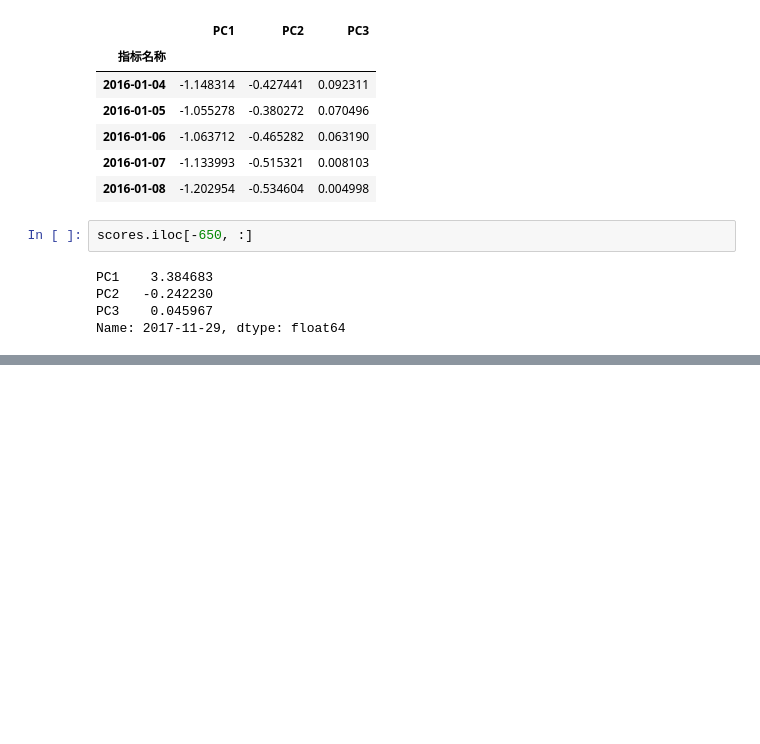
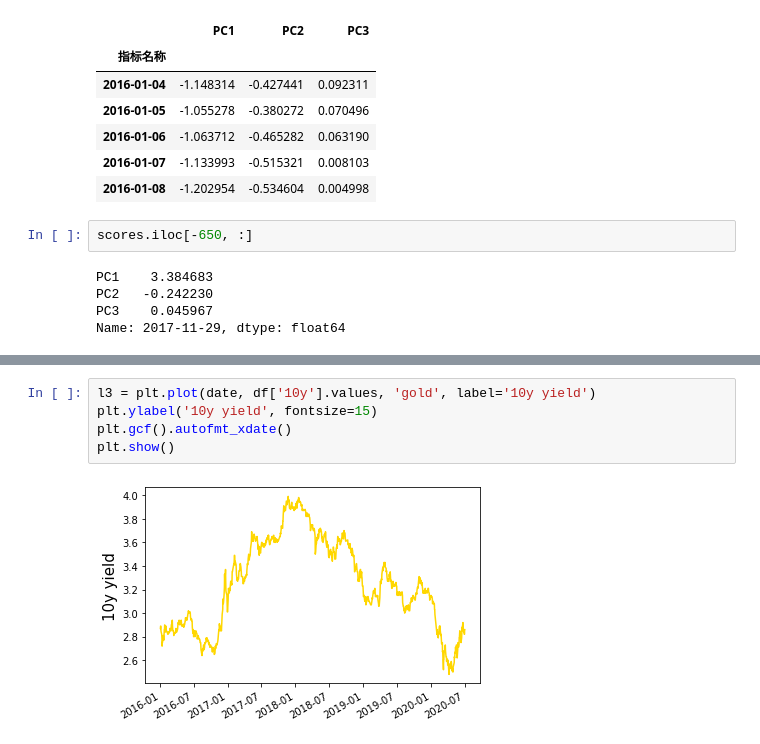
Before and after one commit to KyleMFE/PCA, a Jupyter notebook: PCA's_Applications_in_Curve_Yield_Structure .ipynb, the cells around one changed output, grey strips where cells are left out. Saved outputs shown, nothing was run; the diff lists cells and outputs as text; blank space fills up the shorter version.

```diff
--- a/PCA's_Applications_in_Curve_Yield_Structure .ipynb
+++ b/PCA's_Applications_in_Curve_Yield_Structure .ipynb
@@ -273,0 +296,7 @@ Name: 2017-11-29, dtype: float64
+# %%
+l3 = plt.plot(date, df['10y'].values, 'gold', label='10y yield')
+plt.ylabel('10y yield', fontsize=15)
+plt.gcf().autofmt_xdate()
+plt.show()
+# %% [output]
+[figure, added]
```
Also changed, not shown: parts of 8 cells of this notebook.
